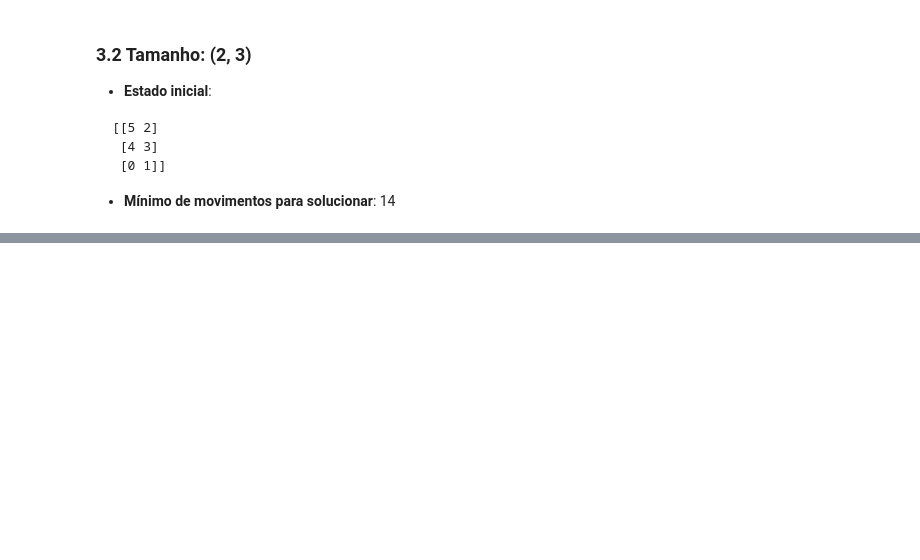
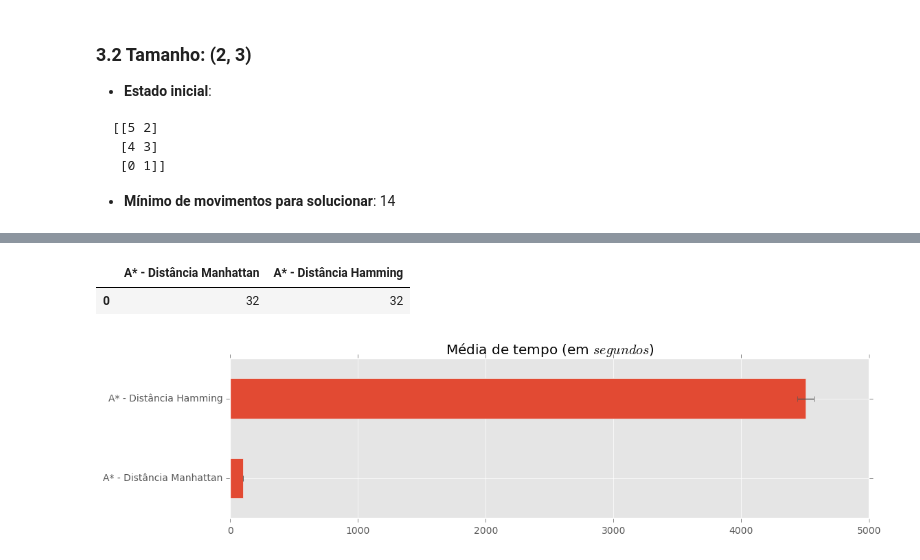
Before and after one commit to IFCE-Ciencia-da-Computacao-2011-2/UDM.279-Inteligencia-Artificial, a Jupyter notebook: Análise de algoritmos de busca no problema Sliding puzzle.ipynb, the cells around one changed output, grey strips where cells are left out. Saved outputs shown, nothing was run; the diff lists cells and outputs as text; code cells hidden in the pictures; blank space fills up the shorter version.

```diff
--- a/Análise de algoritmos de busca no problema Sliding puzzle.ipynb
+++ b/Análise de algoritmos de busca no problema Sliding puzzle.ipynb
@@ -154,0 +168,9 @@ helper.grafico_desvio_padrao(resultado_2_x_3[0])
+# %%
+resultado_3_x_4 = helper.processar_resultados(data['(3, 4)'])
+helper.grafico_desvio_padrao(resultado_3_x_4[0], figsize=(12, 3))
+
+resultado_3_x_4[1]
+# %% [output]
+|  | A* - Distância Manhattan | A* - Distância Hamming |
+| 0 | 32 | 32 |
+[figure, added]
```
Also changed, not shown: parts of 14 cells of this notebook, 9 other files.
